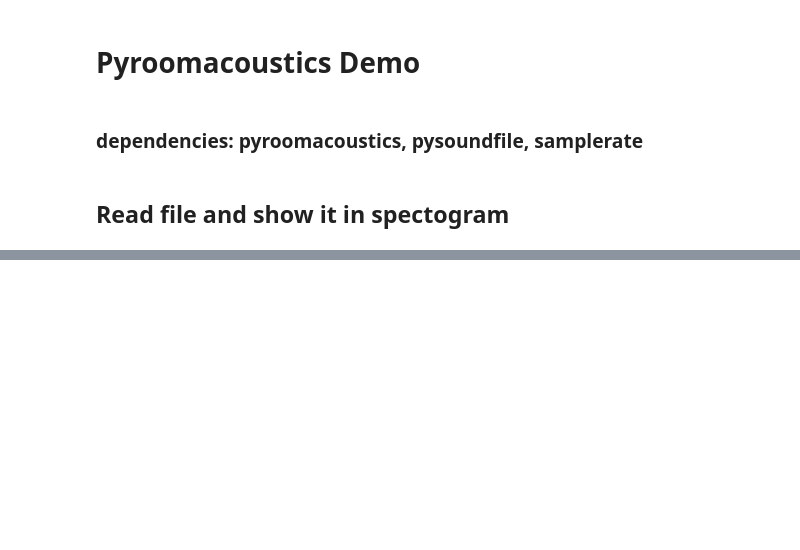
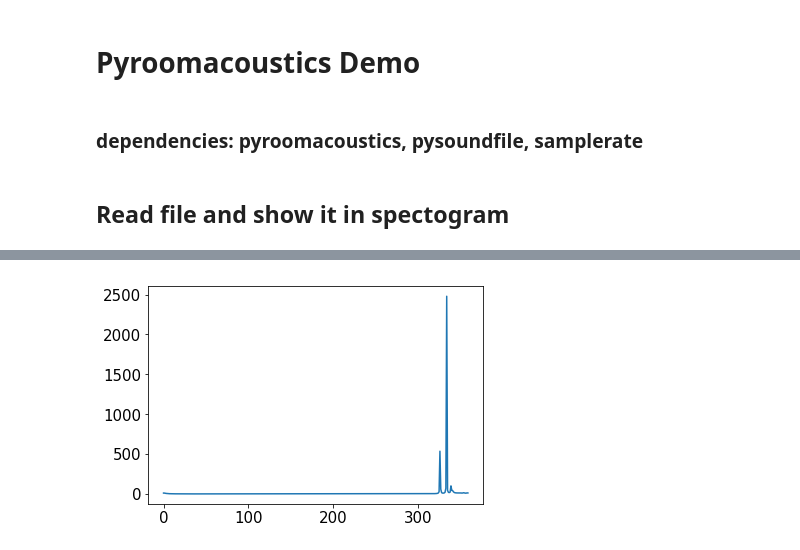
Before and after one commit to mosheman5/deep_voice, a Jupyter notebook: DOA_evaluation/pyroomdoa.ipynb, the cells around one changed output, grey strips where cells are left out. Cells and saved outputs as stored; diff of their text form; code cells hidden in the pictures; blank space fills up the shorter version.

```diff
--- a/DOA_evaluation/pyroomdoa.ipynb
+++ b/DOA_evaluation/pyroomdoa.ipynb
@@ -38,3 +128,13 @@ from doa_lib import *
+# %%
+angle_grid = doa.grid.azimuth*180/np.pi
+doa_values = doa.grid.values
+
+ind_select = (angle_grid<90) | (angle_grid>270)
+# %%
+plt.plot(doa.grid.azimuth[ind_select]*180/np.pi,doa.grid.values[ind_select])
+plt.show()
+# %% [output]
+[figure, added]
 # %%
 extent = 10000
 
```
Also changed, not shown: parts of 4 cells of this notebook, 1 other file.
